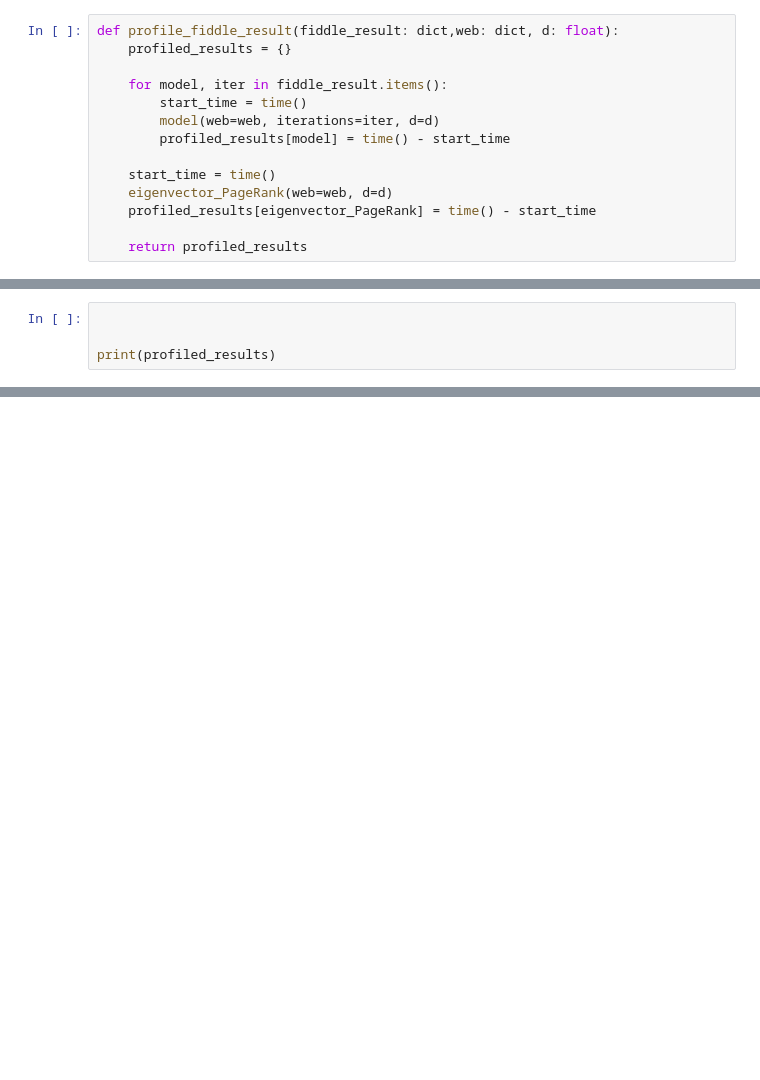
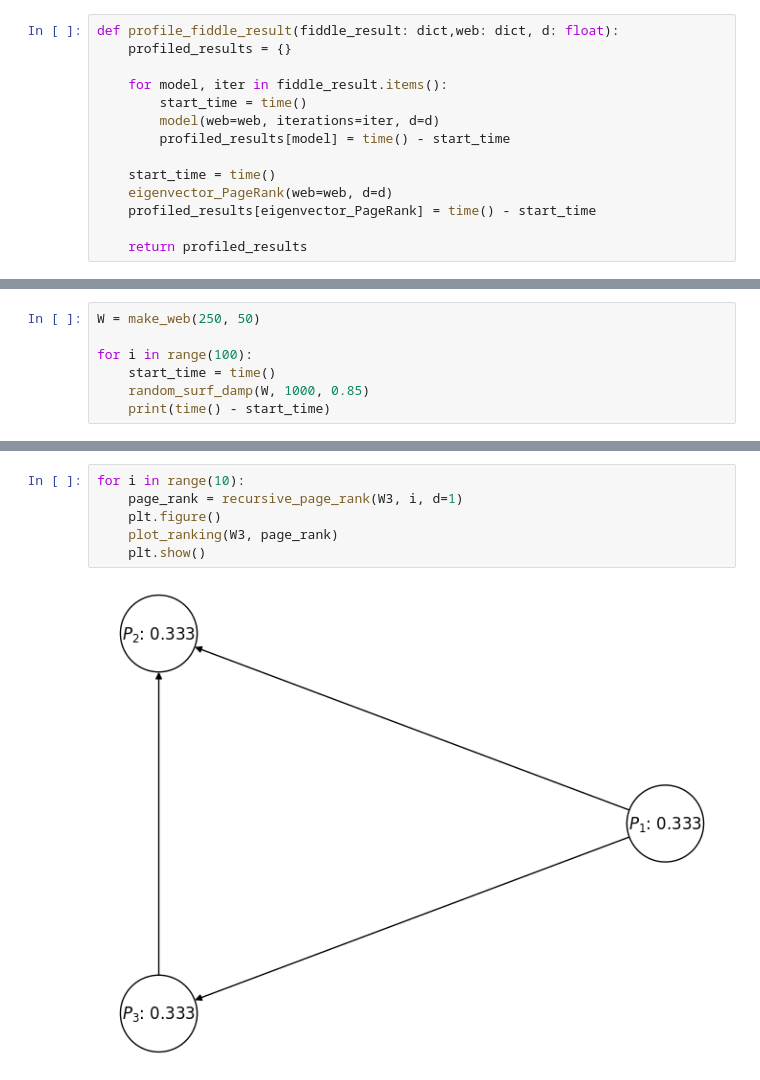
Before and after one commit to zarstensen/PageRank, a Jupyter notebook: PageRank.ipynb, the cells around one changed output, grey strips where cells are left out. Drawn from its saved outputs; the diff is of its cells as text; blank space fills up the shorter version.

```diff
--- a/PageRank.ipynb
+++ b/PageRank.ipynb
@@ -1071,5 +1083,8 @@ COMPUTED TABLE VALUE
 # %%
+W = make_web(250, 50)
 
-
-print(profiled_results)
+for i in range(100):
+    start_time = time()
+    random_surf_damp(W, 1000, 0.85)
+    print(time() - start_time)
 # %% [output]
@@ -1076,0 +1120,8 @@ print(profiled_results)
+# %%
+for i in range(10):
+    page_rank = recursive_page_rank(W3, i, d=1)
+    plt.figure()
+    plot_ranking(W3, page_rank)
+    plt.show()
+# %% [output]
+[figure, added]
```
Also changed, not shown: parts of 21 cells of this notebook.
